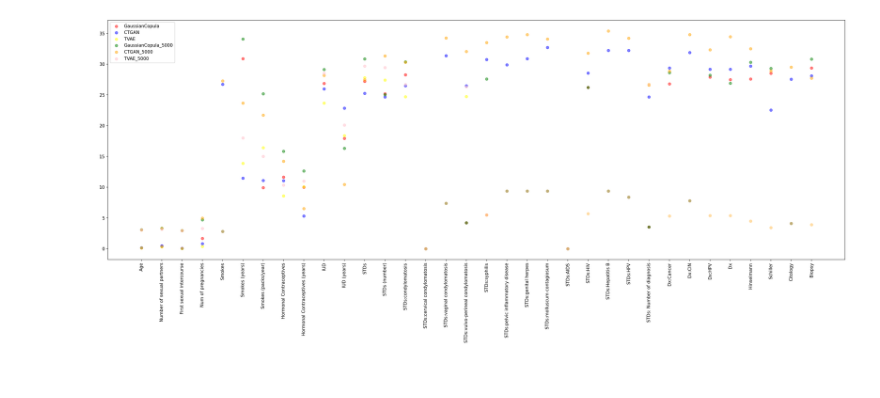
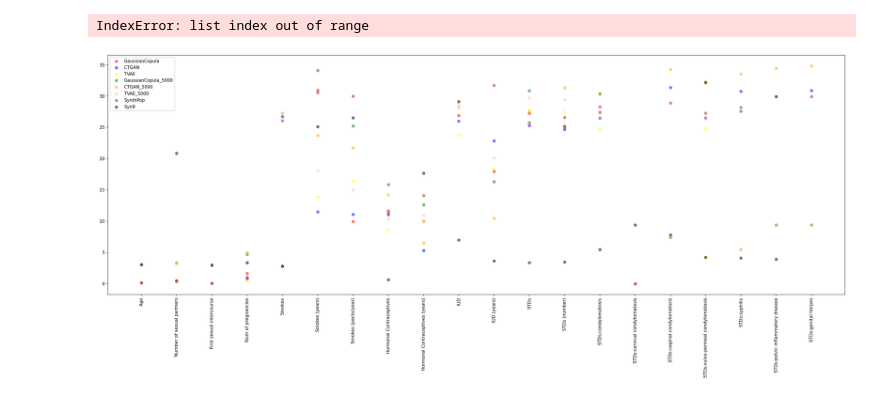
Before and after one commit to part-cw/biomed-derivative-project, a Jupyter notebook: kl_divergence_tests.ipynb, the cells around one changed output. Cells and saved outputs as stored; diff of their text form; code cells hidden in the pictures.

Commit message:
Update in kl_divergence

```diff
--- a/kl_divergence_tests.ipynb
+++ b/kl_divergence_tests.ipynb
@@ -10,6 +11,8 @@ tvae_data = pd.read_csv('synCleanData/synCleanData_tvae.csv')
 gauscop_5000_data = pd.read_csv('synCleanData/synCleanData_gauscop_5000.csv')
 ctgan_5000_data = pd.read_csv('synCleanData/synCleanData_ctgan_5000.csv')
 tvae_5000_data = pd.read_csv('synCleanData/synCleanData_tvae_5000.csv')
+synthpop_data = pd.read_csv('synCleanData/synthpop-1.csv')
+syn9 = pd.read_csv('newGANdata/synData9.csv')
 # %%
 real.drop('Unnamed: 0', axis=1, inplace=True)
 gauscop_data.drop('Unnamed: 0', axis=1, inplace=True)
@@ -24,6 +27,8 @@ ctgan_5000_data.drop('Unnamed: 0', axis=1, inplace=True)
 ctgan_5000_data.drop('Unnamed: 0.1', axis=1, inplace=True)
 tvae_5000_data.drop('Unnamed: 0', axis=1, inplace=True)
 tvae_5000_data.drop('Unnamed: 0.1', axis=1, inplace=True)
+synthpop_data.drop('Unnamed: 0', axis=1, inplace=True)
+synthpop_data.drop('Unnamed: 0.1', axis=1, inplace=True)
 # %%
 kl_gauscop = universal_stat_tests.kl_divergence_test(real, gauscop_data)
 kl_ctgan = universal_stat_tests.kl_divergence_test(real, ctgan_data)
@@ -31,3 +36,5 @@ kl_tvae = universal_stat_tests.kl_divergence_test(real, tvae_data)
 kl_gauscop_5000 = universal_stat_tests.kl_divergence_test(real, gauscop_5000_data)
 kl_ctgan_5000 = universal_stat_tests.kl_divergence_test(real, ctgan_5000_data)
 kl_tvae_5000 = universal_stat_tests.kl_divergence_test(real, tvae_5000_data)
+synthpop = universal_stat_tests.kl_divergence_test(real, synthpop_data)
+syn_9 = universal_stat_tests.kl_divergence_test(real, syn9)
@@ -36,16 +59,21 @@ columns = real.columns
 # %%
 plt.figure(figsize=(30,10), dpi=150)
 
 for i in range(len(columns)):
     plt.scatter(columns[i], kl_gauscop[i][1], color='red', alpha=0.5)
     plt.scatter(columns[i], kl_ctgan[i][1], color='blue', alpha=0.5)
     plt.scatter(columns[i], kl_tvae[i][1], color='yellow', alpha=0.5)
     plt.scatter(columns[i], kl_gauscop_5000[i][1], color='green', alpha=0.5)
     plt.scatter(columns[i], kl_ctgan_5000[i][1], color='orange', alpha=0.5)
     plt.scatter(columns[i], kl_tvae_5000[i][1], color='pink', alpha=0.5)
-    plt.legend(['GaussianCopula', 'CTGAN', 'TVAE', 'GaussianCopula_5000', 'CTGAN_5000', 'TVAE_5000'])
+    plt.scatter(columns[i], synthpop[i][1], color='brown', alpha=0.5)
+    plt.scatter(columns[i], syn_9[i][1], color='black', alpha=0.5)
+    plt.legend(['GaussianCopula', 'CTGAN', 'TVAE', 'GaussianCopula_5000', 'CTGAN_5000', 'TVAE_5000', 'SynthPop', 'Syn9'])
     plt.xticks(rotation = 90)
 
 plt.show()
+
+#turn into bar plot, or connected lines, larger aplha
 # %% [output]
+IndexError: list index out of range
-[figure, old version]
+[figure, new version]
```
Also changed, not shown: parts of 2 cells of this notebook, 1 other file.
